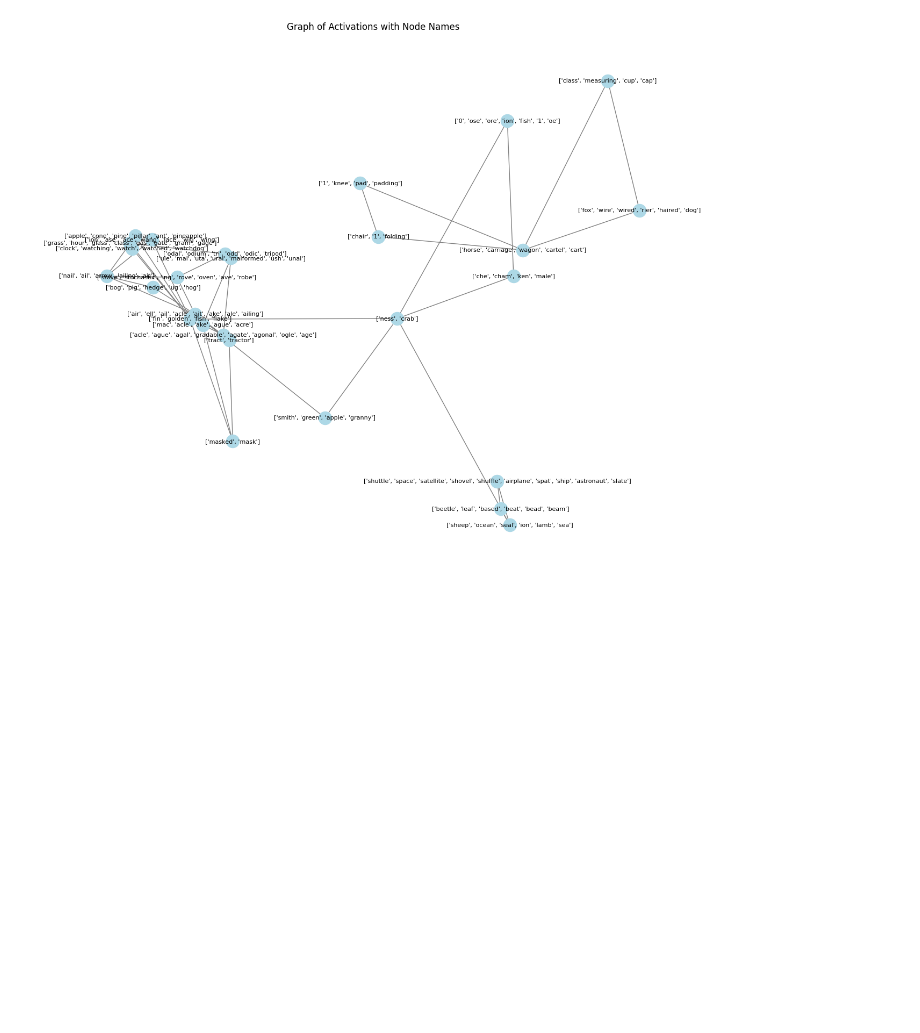
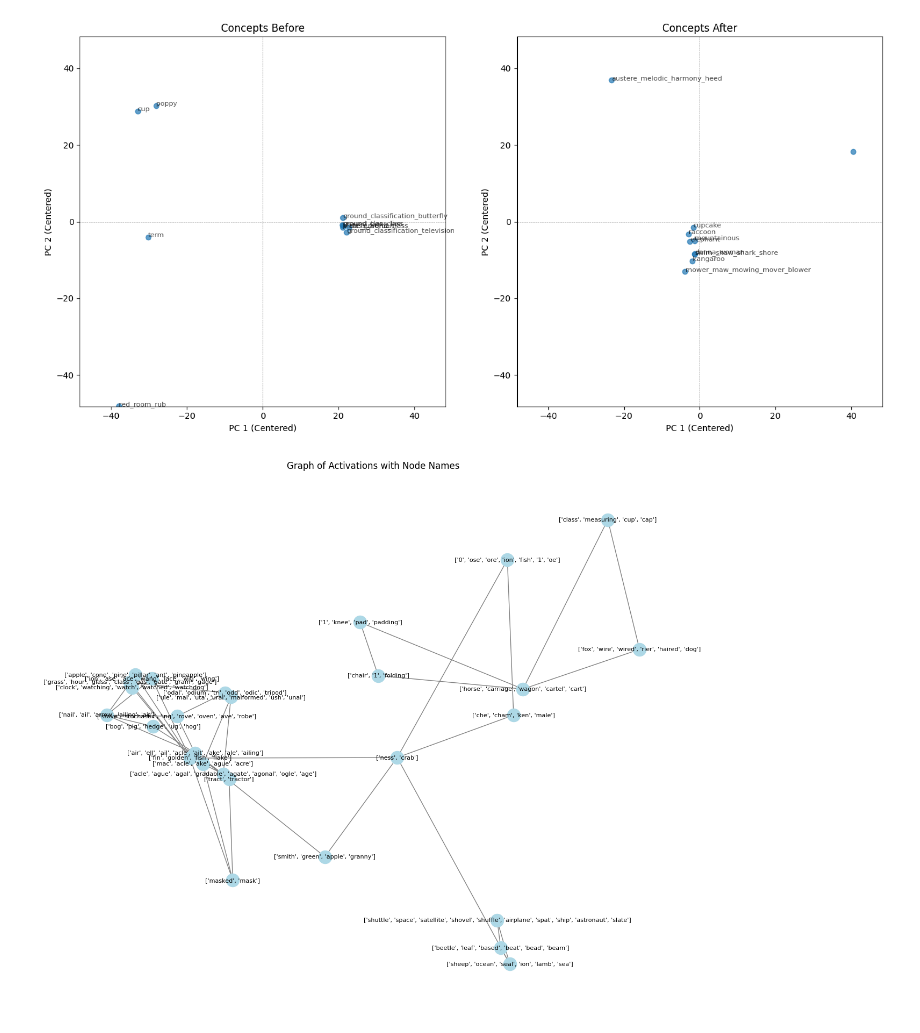
Before and after one commit to Mak-Ta-Reque/xl-vlms, a Jupyter notebook: playground/PCA_basis_Vector.ipynb, the cells around one changed output. Cells and saved outputs as stored; diff of their text form; code cells hidden in the pictures; blank space fills up the shorter version.

```diff
--- a/playground/PCA_basis_Vector.ipynb
+++ b/playground/PCA_basis_Vector.ipynb
@@ -1,8 +1,8 @@
 # %%
 # Load a feature path
 import torch
-con_snmf_feature_path = "/mnt/abka03/concept_extraction_result/gemma3n/MCoX/SNMF/dtd_snmf_sparce/train/concept/combined_concept_raw.pth"
-snmf_cifar100_path = "/mnt/abka03/concept_extraction_result/gemma3n/MCoX/SNMF/dtd_snmf_sparce/train/concept/redefine_activations_text_grounding_combined_concept_gl_regrounded.pth"
+con_snmf_feature_path = "/mnt/abka03/concept_extraction_result/publish/gemma3n/CGDL/SNMF/cifar100/train/concept/redefine_activations_text_grounding_simple_combined_concept_simple_gl_regrounded.pth"
+snmf_cifar100_path = "/mnt/abka03/concept_extraction_result/publish/gemma3n/CGDL/SNMF/cifar100/train/concept/redefine_activations_text_grounding_sae2_combined_concept_sae2_gl_regrounded.pth"
 def extract_groundings_and_concepts(feature_path):
     # Load the data from the .pth file
     data = torch.load(feature_path, map_location="cpu")
@@ -89,3 +35,82 @@ apply_pca_and_save_figure(concepts_after, groundigs_after, 10,
+# %%
+import random
+import numpy as np
+import matplotlib.pyplot as plt
+from sklearn.decomposition import PCA
+from sklearn.preprocessing import StandardScaler
+
+def prepare_pca_data(concepts, groundings, sample_indices):
+    # Convert to numpy and scale
+    concepts_np = concepts.numpy()
+    scaler = StandardScaler()
+    scaled_concepts = scaler.fit_transform(concepts_np)
+
+    # Use fixed sample
+    sample_concepts = scaled_concepts[sample_indices]
+    sample_groundings = [groundings[i] for i in sample_indices]
+
+    # PCA
+    pca = PCA(n_components=2)
+    concepts_2d = pca.fit_transform(sample_concepts)
+
+    # Center PCA output
+    concepts_2d -= np.mean(concepts_2d, axis=0)
+
+    return concepts_2d, sample_groundings
+
+def plot_pca_side_by_side(data1, labels1, data2, labels2, show_labels=True, title1="Before", title2="After", output_path=None):
+    fig, axes = plt.subplots(1, 2, figsize=(14, 7))
+
+    # Consistent scaling
+    combined = np.vstack((data1, data2))
+    max_range = np.abs(combined).max()
+    axis_limit = (-max_range - 0.1, max_range + 0.1)
+
+    def plot(ax, data, labels, title):
+        ax.scatter(data[:, 0], data[:, 1], alpha=0.7)
+        if show_labels:
+            for x, y, label in zip(data[:, 0], data[:, 1], labels):
+                ax.text(x + 0.02, y + 0.02, str(label), fontsize=8, alpha=0.7)
+        ax.set_title(title)
+        ax.set_xlim(axis_limit)
+        ax.set_ylim(axis_limit)
+        ax.set_xlabel("PC 1 (Centered)")
+        ax.set_ylabel("PC 2 (Centered)")
+        ax.axhline(0, color='gray', linestyle='--', linewidth=0.5)
+        ax.axvline(0, color='gray', linestyle='--', linewidth=0.5)
+
+    plot(axes[0], data1, labels1, title1)
+    plot(axes[1], data2, labels2, title2)
+
+    plt.tight_layout()
+    if output_path:
+        plt.savefig(output_path, dpi=300)
+    plt.show()
+    plt.close()
+
+# === Example usage ===
+
+# Set reproducible sample indices
+random.seed(1008)
+n_samples = 10
+total_samples = len(concept_before)
+sample_indices = random.sample(range(total_samples), n_samples)
+
+# Apply PCA using the same indices
+concepts_2d_before, labels_before = prepare_pca_data(concept_before, groundigs_before, sample_indices)
+concepts_2d_after, labels_after = prepare_pca_data(concepts_after, groundigs_after, sample_indices)
+
+# Plot
+plot_pca_side_by_side(
+    concepts_2d_before, labels_before,
+    concepts_2d_after, labels_after,
+    show_labels=True,
+    title1="Concepts Before",
+    title2="Concepts After",
+    output_path="/mnt/abka03/Projects/xl-vlms/plots/mcox/concept_pca/pca_comparison_same_samples.png"
+)
+# %% [output]
+[figure, added]
 # %%
 feature_path = "/mnt/abka03/concept_extraction_result/MCoX/SNMF/layer_norm_imagenet32/train/concept/combined_concept_raw.pth"
 data = torch.load(feature_path, map_location="cpu")
```
Also changed, not shown: parts of 2 cells of this notebook, 50 other files.
